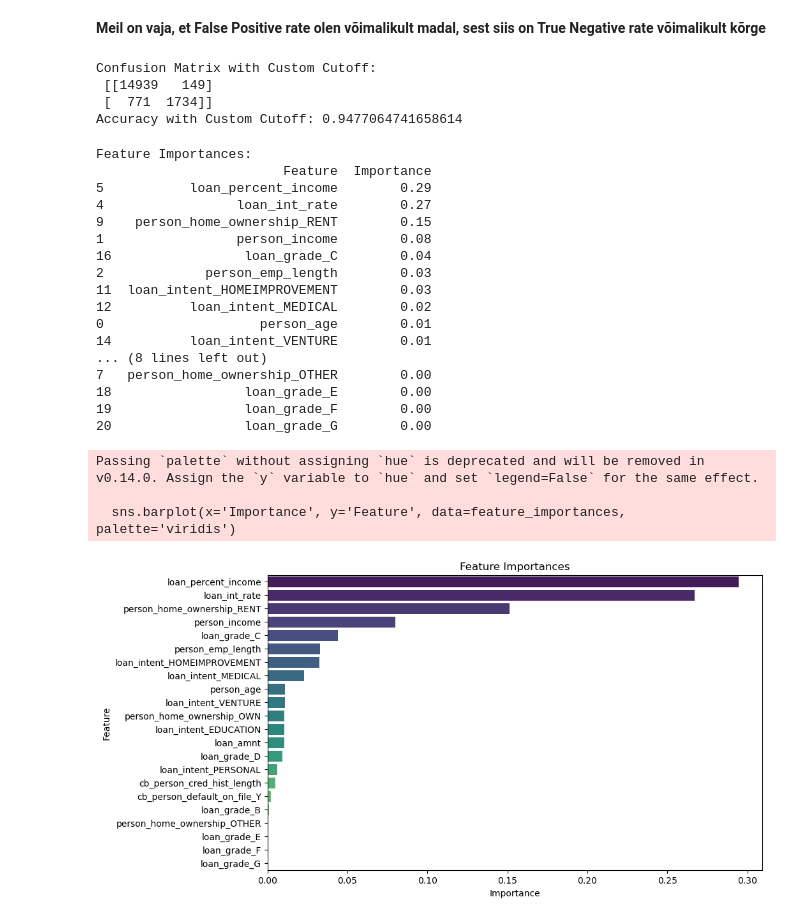
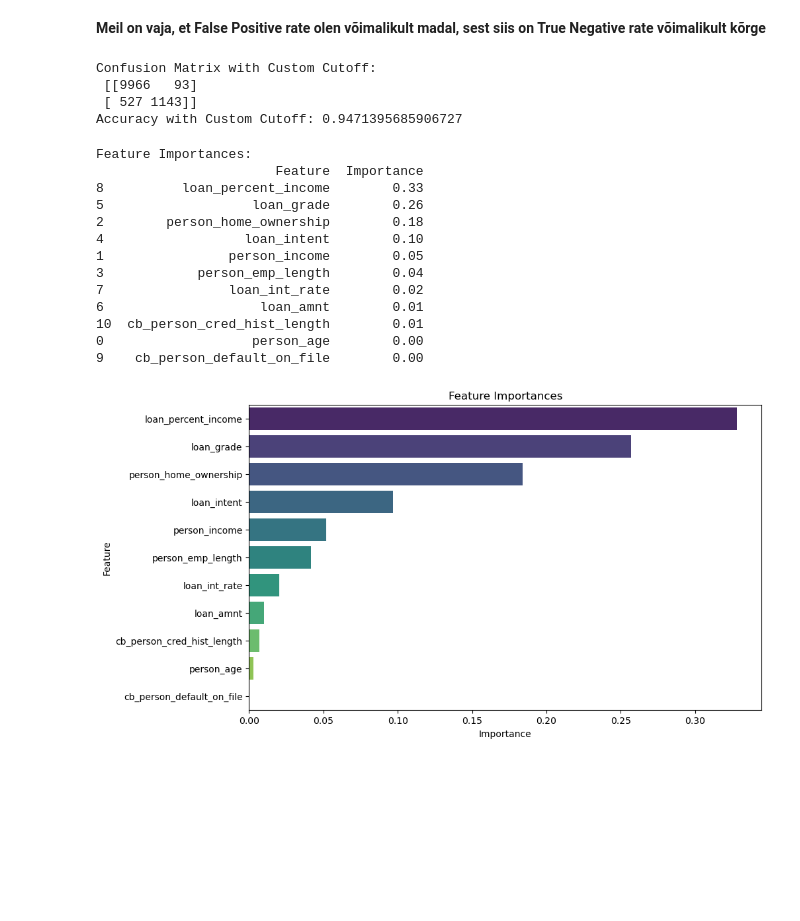
Before and after one commit to madispuu/Loan_Approval_Prediction, a Jupyter notebook: TEAM.ipynb, the cells around one changed output. Drawn from its saved outputs; the diff is of its cells as text; code cells hidden in the pictures; blank space fills up the shorter version.

```diff
--- a/TEAM.ipynb
+++ b/TEAM.ipynb
@@ -1252,6 +1267,6 @@ df_train.drop(columns=['cb_person_cred_hist_length_temp'], inplace=True)
 # %%
 train_data = df_train
-test_data = df_train
+test_data = df_test
 
 print(f"Train data shape:{train_data.shape}\nTest data shape:{test_data.shape}")
 # %% [output]
@@ -1262,4 +1287,10 @@ Test data shape:(58642, 13)
 # %%
 # Kategooriliste tunnuste kodeerimine
 categorical_columns = ['person_home_ownership', 'loan_intent', 'loan_grade', 'cb_person_default_on_file']
-data_encoded = pd.get_dummies(train_data, columns=categorical_columns, drop_first=True)
+label_encoders = {}
+
+for col in categorical_columns:
+    le = LabelEncoder()
+    train_data[col] = le.fit_transform(train_data[col])
+    test_data[col] = le.transform(test_data[col])
+    label_encoders[col] = le
@@ -1266,12 +1299,9 @@ data_encoded = pd.get_dummies(train_data, columns=categorical_columns, drop_firs
 # %%
-from sklearn.model_selection import train_test_split
+X =  train_data.drop(columns=['loan_status', 'id'])
+y =  train_data['loan_status']
 
-# Defineeri tunnused ja sihtmärk
-X = data_encoded.drop(columns=['loan_status', 'id'])
-y = data_encoded['loan_status']
+# Jaotan andmed (80% treening, 20% test)
+X_train, X_val, y_train, y_val = train_test_split(X, y, test_size=0.2, random_state=42, stratify=y)
 
-# Jaotan andmed (70% treening, 30% test)
-X_train, X_test, y_train, y_test = train_test_split(X, y, test_size=0.3, random_state=42, stratify=y)
-
-print(X_train.shape, X_test.shape)
+print(X_train.shape, X_val.shape)
 # %% [output]
@@ -1393,7 +1417,7 @@ False Positive Rate at Optimal Threshold: 0.009875397667020148
 **Meil on vaja, et False Positive rate olen võimalikult madal, sest siis on True Negative rate võimalikult kõrge**
 # %%
 # Compute probabilities for the positive class
-y_probs = best_model.predict_proba(X_test)[:, 1]
+y_probs = best_model.predict_proba(X_val)[:, 1]
 
 # Apply the custom cutoff
 optimal_threshold = optimal_threshold
@@ -1402,52 +1426,45 @@ y_pred_custom = (y_probs >= optimal_threshold).astype(int)
 # Evaluate the model using the custom threshold
 from sklearn.metrics import confusion_matrix, accuracy_score
 
-conf_matrix = confusion_matrix(y_test, y_pred_custom)
-accuracy = accuracy_score(y_test, y_pred_custom)
+conf_matrix = confusion_matrix(y_val, y_pred_custom)
+accuracy = accuracy_score(y_val, y_pred_custom)
 
 print("Confusion Matrix with Custom Cutoff:\n", conf_matrix)
 print("Accuracy with Custom Cutoff:", accuracy)
 # %% [output]
 Confusion Matrix with Custom Cutoff:
- [[14939   149]
- [  771  1734]]
-Accuracy with Custom Cutoff: 0.9477064741658614
+ [[9966   93]
+ [ 527 1143]]
+Accuracy with Custom Cutoff: 0.9471395685906727
 # %%
 feature_importances = pd.DataFrame({
     'Feature': X_train.columns,
     'Importance': best_model.feature_importances_
 }).sort_values(by='Importance', ascending=False)
 
 print("Feature Importances:")
 print(feature_importances)
 
 # Plot the feature importances
 plt.figure(figsize=(10, 6))
-sns.barplot(x='Importance', y='Feature', data=feature_importances, palette='viridis')
+sns.barplot(x='Importance', y='Feature', data=feature_importances, palette='viridis', hue = 'Feature')
 plt.title('Feature Importances')
 plt.xlabel('Importance')
 plt.ylabel('Feature')
 plt.show()
 # %% [output]
 Feature Importances:
-                        Feature  Importance
-5           loan_percent_income        0.29
-4                 loan_int_rate        0.27
-9    person_home_ownership_RENT        0.15
-1                 person_income        0.08
-16                 loan_grade_C        0.04
-2             person_emp_length        0.03
-11  loan_intent_HOMEIMPROVEMENT        0.03
-12          loan_intent_MEDICAL        0.02
-0                    person_age        0.01
-14          loan_intent_VENTURE        0.01
-... (8 lines left out)
-7   person_home_ownership_OTHER        0.00
-18                 loan_grade_E        0.00
-19                 loan_grade_F        0.00
-20                 loan_grade_G        0.00
+                       Feature  Importance
+8          loan_percent_income        0.33
+5                   loan_grade        0.26
+2        person_home_ownership        0.18
+4                  loan_intent        0.10
+1                person_income        0.05
+3            person_emp_length        0.04
+7                loan_int_rate        0.02
+6                    loan_amnt        0.01
+10  cb_person_cred_hist_length        0.01
+0                   person_age        0.00
+9    cb_person_default_on_file        0.00
-Passing `palette` without assigning `hue` is deprecated and will be removed in v0.14.0. Assign the `y` variable to `hue` and set `legend=False` for the same effect.
-
-  sns.barplot(x='Importance', y='Feature', data=feature_importances, palette='viridis')
-[figure, old version]
+[figure, new version]
 # %%
```
Also changed, not shown: parts of 23 cells of this notebook.
